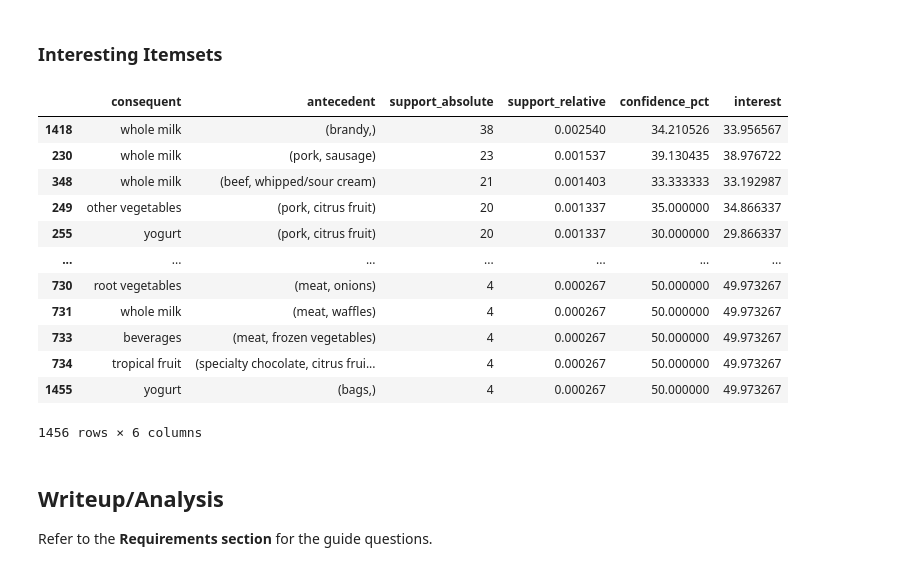
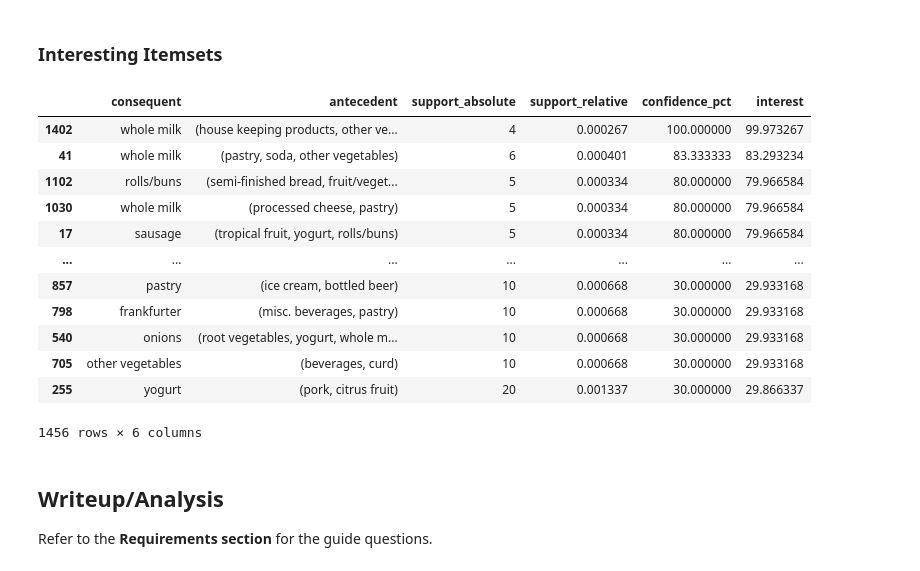
Before and after one commit to KyleCarlo/AssocRuleLearning, a Jupyter notebook: GroceriesDataset.ipynb, the cells around one changed output. Saved outputs shown, nothing was run; the diff lists cells and outputs as text; code cells hidden in the pictures.

Commit message:
Added sorting of interest rates

```diff
--- a/GroceriesDataset.ipynb
+++ b/GroceriesDataset.ipynb
@@ -284,23 +284,25 @@ df_result
 # %%
 ### NOT FINAL
 
 for rule in df_result:
     df_result['interest'] = df_result['confidence_pct'] - (df_result['support_relative'] * 100)
 
+
+df_result = df_result.sort_values('interest', ascending=False)
 df_result
 # %% [output]
 |  | consequent | antecedent | support_absolute | support_relative | confidence_pct | interest |
-| 1418 | whole milk | (brandy,) | 38 | 0.002540 | 34.210526 | 33.956567 |
-| 230 | whole milk | (pork, sausage) | 23 | 0.001537 | 39.130435 | 38.976722 |
-| 348 | whole milk | (beef, whipped/sour cream) | 21 | 0.001403 | 33.333333 | 33.192987 |
-| 249 | other vegetables | (pork, citrus fruit) | 20 | 0.001337 | 35.000000 | 34.866337 |
+| 1402 | whole milk | (house keeping products, other ve... | 4 | 0.000267 | 100.000000 | 99.973267 |
+| 41 | whole milk | (pastry, soda, other vegetables) | 6 | 0.000401 | 83.333333 | 83.293234 |
+| 1102 | rolls/buns | (semi-finished bread, fruit/veget... | 5 | 0.000334 | 80.000000 | 79.966584 |
+| 1030 | whole milk | (processed cheese, pastry) | 5 | 0.000334 | 80.000000 | 79.966584 |
+| 17 | sausage | (tropical fruit, yogurt, rolls/buns) | 5 | 0.000334 | 80.000000 | 79.966584 |
+| ... | ... | ... | ... | ... | ... | ... |
+| 857 | pastry | (ice cream, bottled beer) | 10 | 0.000668 | 30.000000 | 29.933168 |
+| 798 | frankfurter | (misc. beverages, pastry) | 10 | 0.000668 | 30.000000 | 29.933168 |
+| 540 | onions | (root vegetables, yogurt, whole m... | 10 | 0.000668 | 30.000000 | 29.933168 |
+| 705 | other vegetables | (beverages, curd) | 10 | 0.000668 | 30.000000 | 29.933168 |
 | 255 | yogurt | (pork, citrus fruit) | 20 | 0.001337 | 30.000000 | 29.866337 |
-| ... | ... | ... | ... | ... | ... | ... |
-| 730 | root vegetables | (meat, onions) | 4 | 0.000267 | 50.000000 | 49.973267 |
-| 731 | whole milk | (meat, waffles) | 4 | 0.000267 | 50.000000 | 49.973267 |
-| 733 | beverages | (meat, frozen vegetables) | 4 | 0.000267 | 50.000000 | 49.973267 |
-| 734 | tropical fruit | (specialty chocolate, citrus frui... | 4 | 0.000267 | 50.000000 | 49.973267 |
-| 1455 | yogurt | (bags,) | 4 | 0.000267 | 50.000000 | 49.973267 |
 1456 rows × 6 columns
 # %% [markdown]
 ## Writeup/Analysis
```
